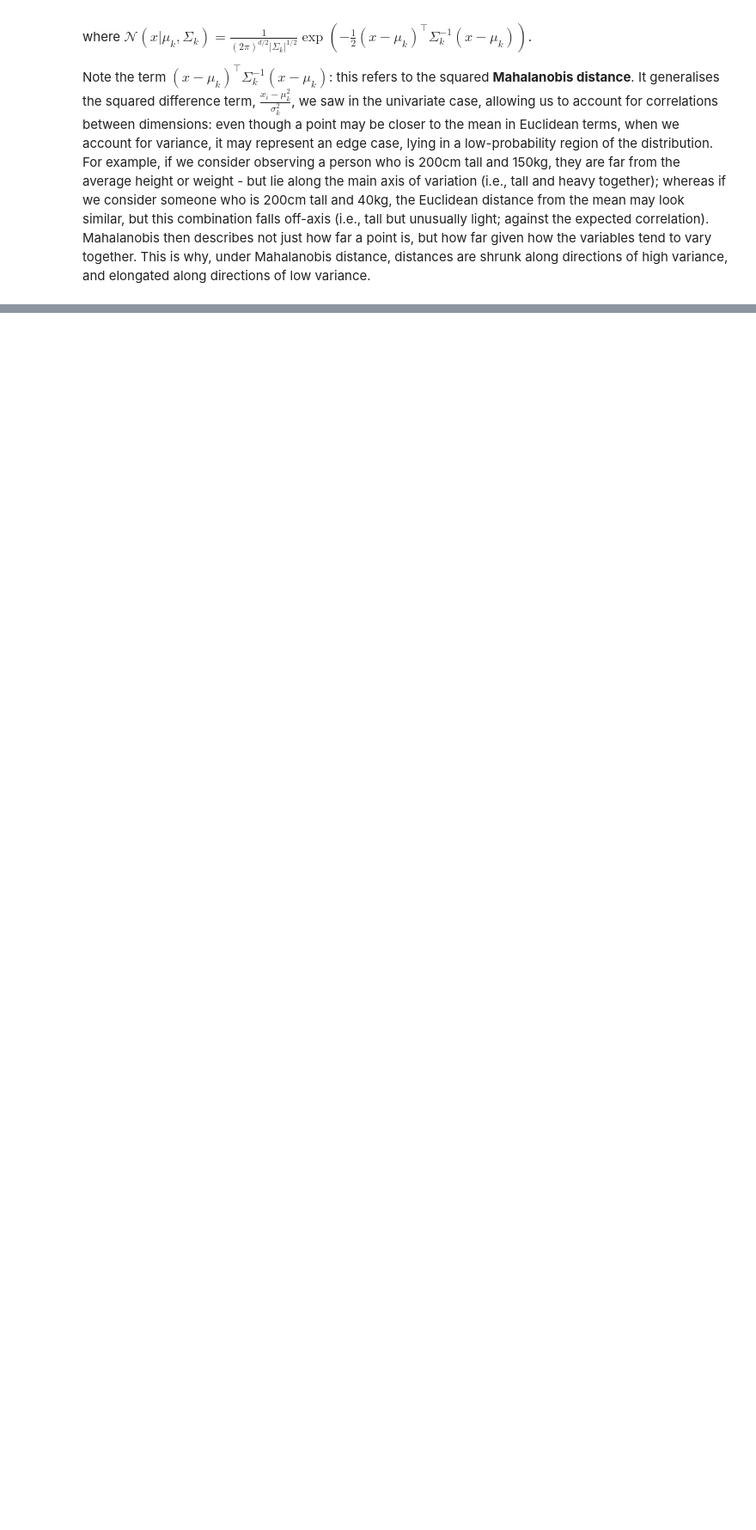
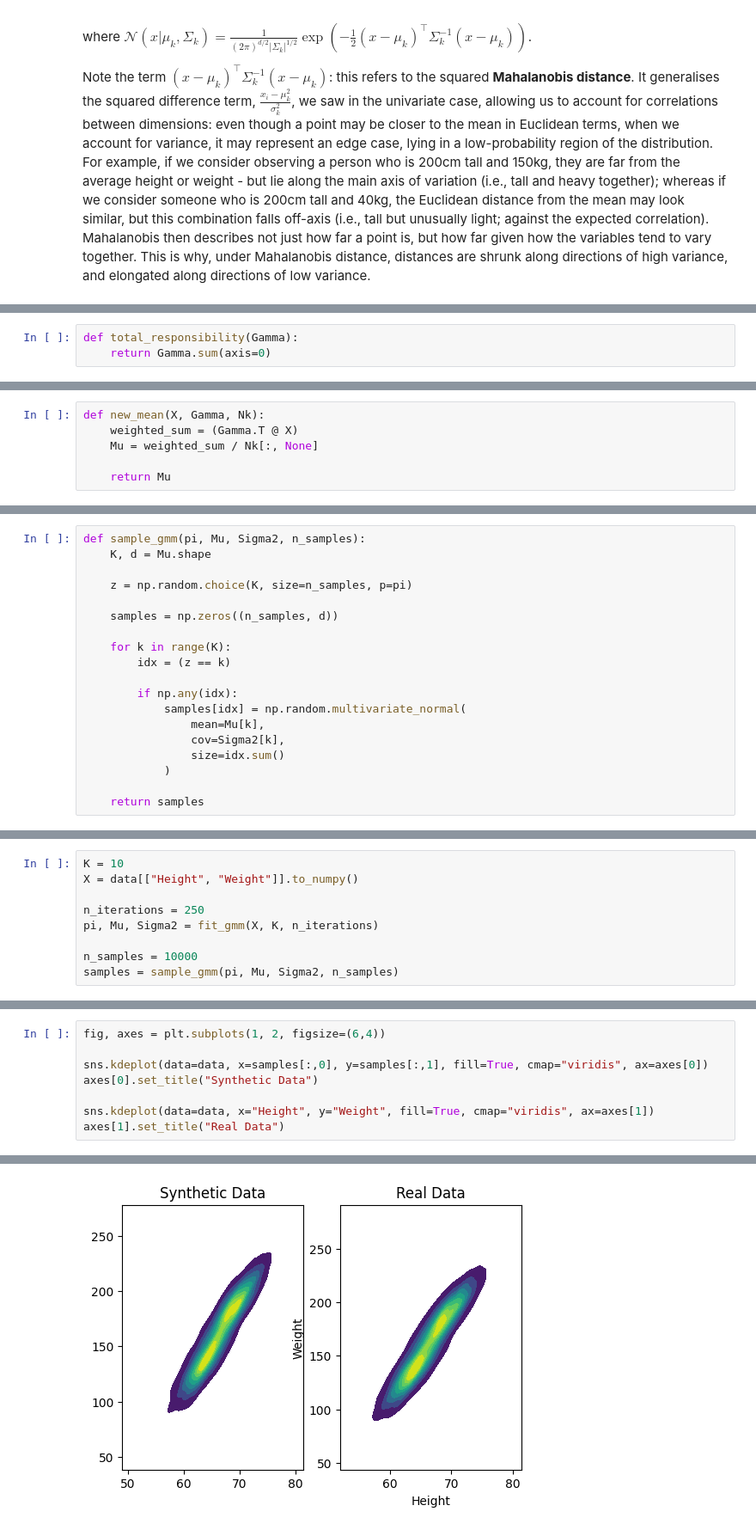
Before and after one commit to j9smith/generative-modelling, a Jupyter notebook: 1. Latent Variable Models/1.1 Mixture Models.ipynb, the cells around one changed output, grey strips where cells are left out. Shown at 86% size. Drawn from its saved outputs; the diff is of its cells as text; blank space fills up the shorter version.

Commit message:
Multivariate implementation

```diff
--- a/1. Latent Variable Models/1.1 Mixture Models.ipynb
+++ b/1. Latent Variable Models/1.1 Mixture Models.ipynb
@@ -492,2 +506,5 @@ def e_step(X, pi, mu, Sigma2):
+# %%
+def total_responsibility(Gamma):
+    return Gamma.sum(axis=0)
 # %% [markdown]
 ## M-Step
@@ -494,0 +540,6 @@ $$\Sigma_k^{\text{new}}=\frac{1}{N_k}\sum_i \gamma_{ik}(x_i-\mu_k)(x_i-\mu_k)^\i
+# %%
+def new_mean(X, Gamma, Nk):
+    weighted_sum = (Gamma.T @ X)
+    Mu = weighted_sum / Nk[:, None]
+
+    return Mu
@@ -494,0 +607,19 @@ $$\Sigma_k^{\text{new}}=\frac{1}{N_k}\sum_i \gamma_{ik}(x_i-\mu_k)(x_i-\mu_k)^\i
+# %%
+def sample_gmm(pi, Mu, Sigma2, n_samples):
+    K, d = Mu.shape
+
+    z = np.random.choice(K, size=n_samples, p=pi)
+
+    samples = np.zeros((n_samples, d))
+
+    for k in range(K):
+        idx = (z == k)
+
+        if np.any(idx):
+            samples[idx] = np.random.multivariate_normal(
+                mean=Mu[k],
+                cov=Sigma2[k],
+                size=idx.sum()
+            )
+
+    return samples
@@ -494,0 +628,9 @@ $$\Sigma_k^{\text{new}}=\frac{1}{N_k}\sum_i \gamma_{ik}(x_i-\mu_k)(x_i-\mu_k)^\i
+# %%
+K = 10
+X = data[["Height", "Weight"]].to_numpy()
+
+n_iterations = 250
+pi, Mu, Sigma2 = fit_gmm(X, K, n_iterations)
+
+n_samples = 10000
+samples = sample_gmm(pi, Mu, Sigma2, n_samples)
@@ -494,0 +639,9 @@ $$\Sigma_k^{\text{new}}=\frac{1}{N_k}\sum_i \gamma_{ik}(x_i-\mu_k)(x_i-\mu_k)^\i
+# %%
+fig, axes = plt.subplots(1, 2, figsize=(6,4))
+
+sns.kdeplot(data=data, x=samples[:,0], y=samples[:,1], fill=True, cmap="viridis", ax=axes[0])
+axes[0].set_title("Synthetic Data")
+
+sns.kdeplot(data=data, x="Height", y="Weight", fill=True, cmap="viridis", ax=axes[1])
+axes[1].set_title("Real Data")
+# %% [output]
@@ -494,0 +649 @@ $$\Sigma_k^{\text{new}}=\frac{1}{N_k}\sum_i \gamma_{ik}(x_i-\mu_k)(x_i-\mu_k)^\i
+[figure, added]
```
Also changed, not shown: parts of 27 cells of this notebook.
